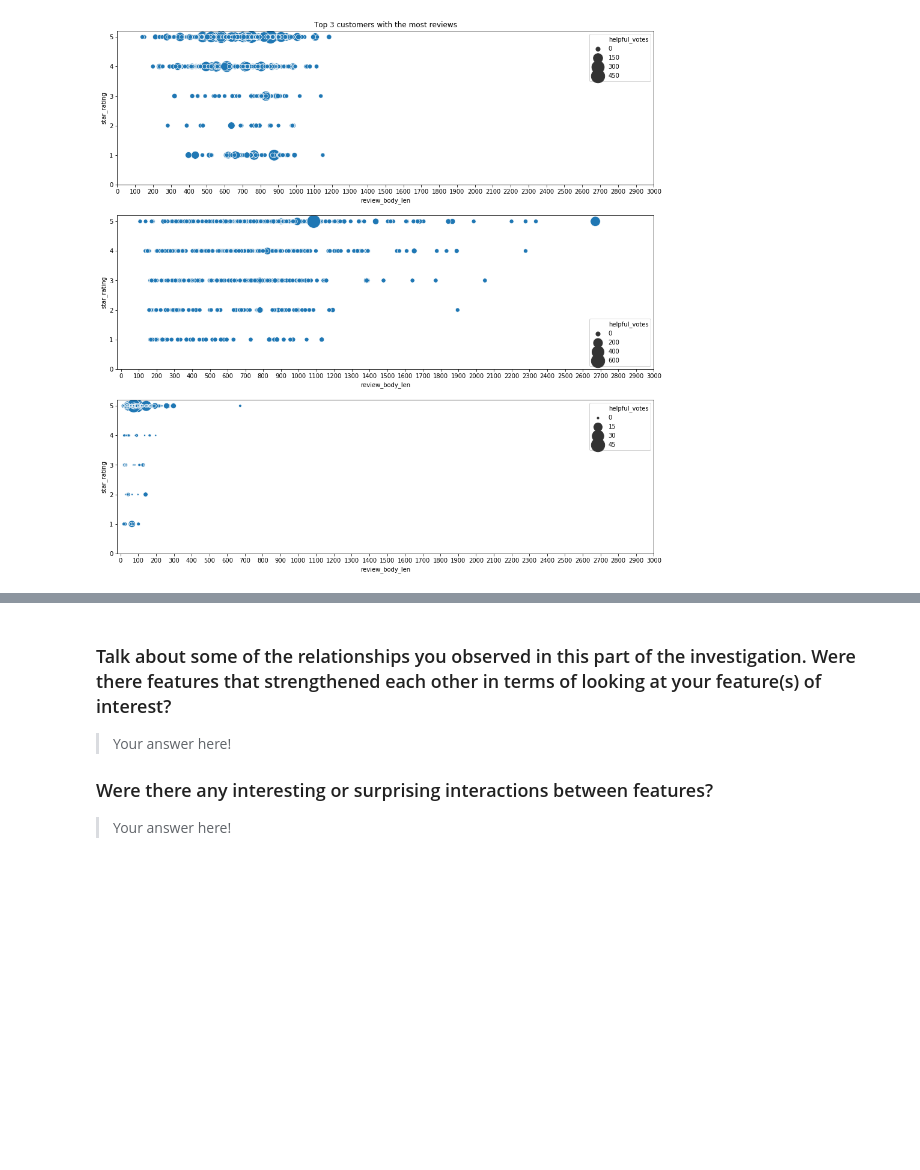
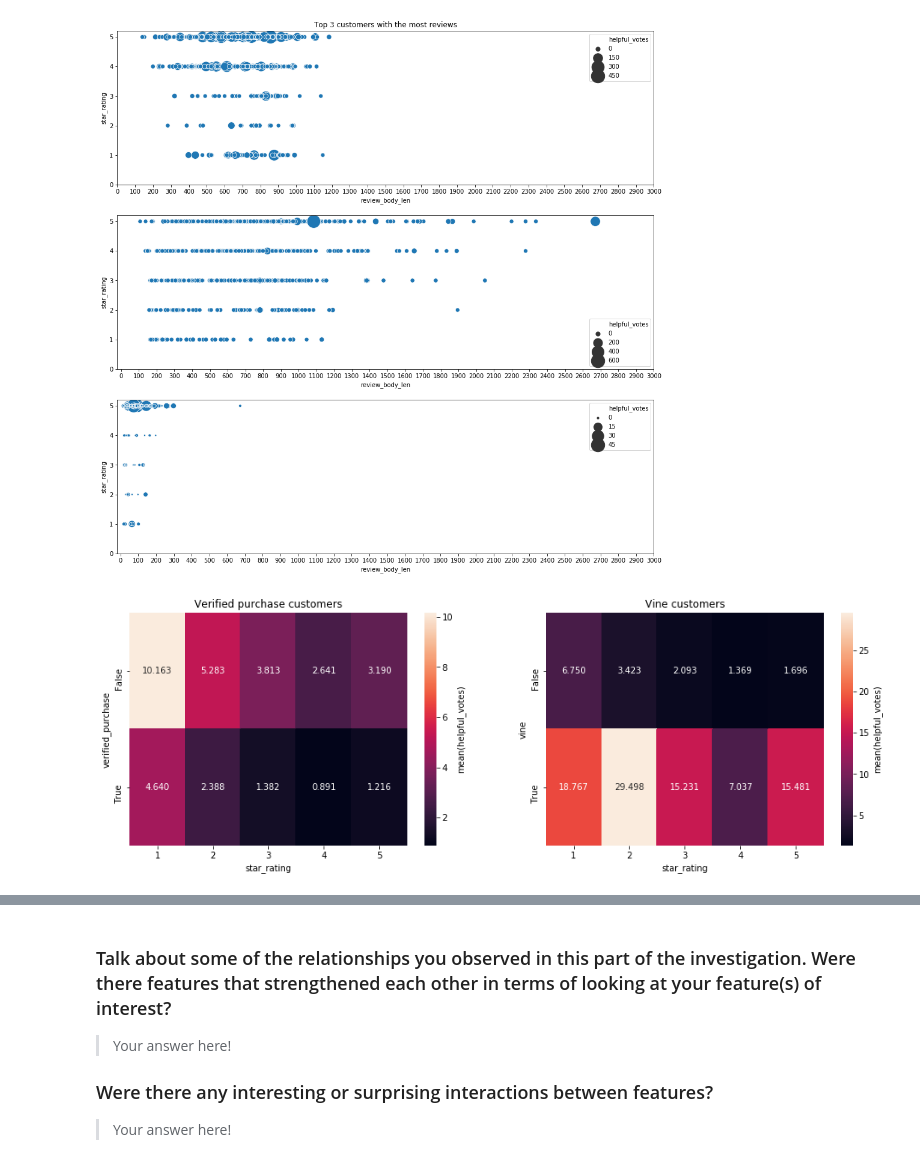
Before and after one commit to ElectricKea/CommunicateFindings_Udacity_Project, a Jupyter notebook: exploration.ipynb, the cells around one changed output, grey strips where cells are left out. Cells and saved outputs as stored; diff of their text form; code cells hidden in the pictures; blank space fills up the shorter version.

```diff
--- a/exploration.ipynb
+++ b/exploration.ipynb
@@ -783,4 +782,28 @@ ax.legend(ncol = 1) # re-arrange legend to remove overlapping
 plt.show()
 # %% [output]
 [figure]
+# %%
+plt.figure(figsize = [16, 5])
+
+ax = plt.subplot(1, 2, 1)
+plt.title('Verified purchase customers')
+cat_means = reviews.groupby(['star_rating', 'verified_purchase']).mean()['helpful_votes']
+cat_means = cat_means.reset_index(name = 'helpful_votes')
+cat_means = cat_means.pivot(index = 'verified_purchase', columns = 'star_rating',
+                            values = 'helpful_votes')
+sb.heatmap(cat_means, annot = True, fmt = '.3f',
+           cbar_kws = {'label' : 'mean(helpful_votes)'});
+
+ax = plt.subplot(1, 2, 2)
+plt.title('Vine customers')
+cat_means = reviews.groupby(['star_rating', 'vine']).mean()['helpful_votes']
+cat_means = cat_means.reset_index(name = 'helpful_votes')
+cat_means = cat_means.pivot(index = 'vine', columns = 'star_rating',
+                            values = 'helpful_votes')
+sb.heatmap(cat_means, annot = True, fmt = '.3f',
+           cbar_kws = {'label' : 'mean(helpful_votes)'});
+
+plt.show()
+# %% [output]
+[figure, added]
 # %%
```
Also changed, not shown: parts of 5 cells of this notebook.
